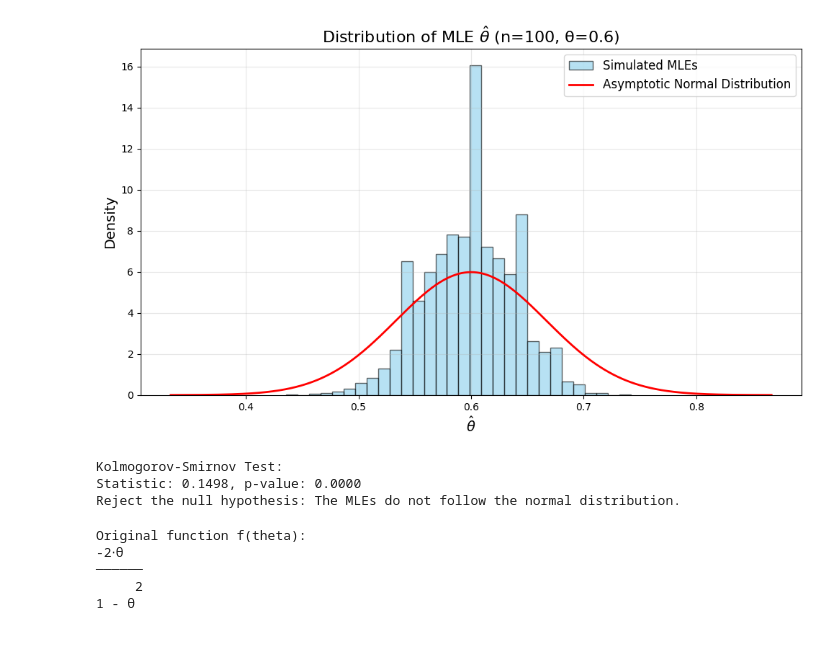
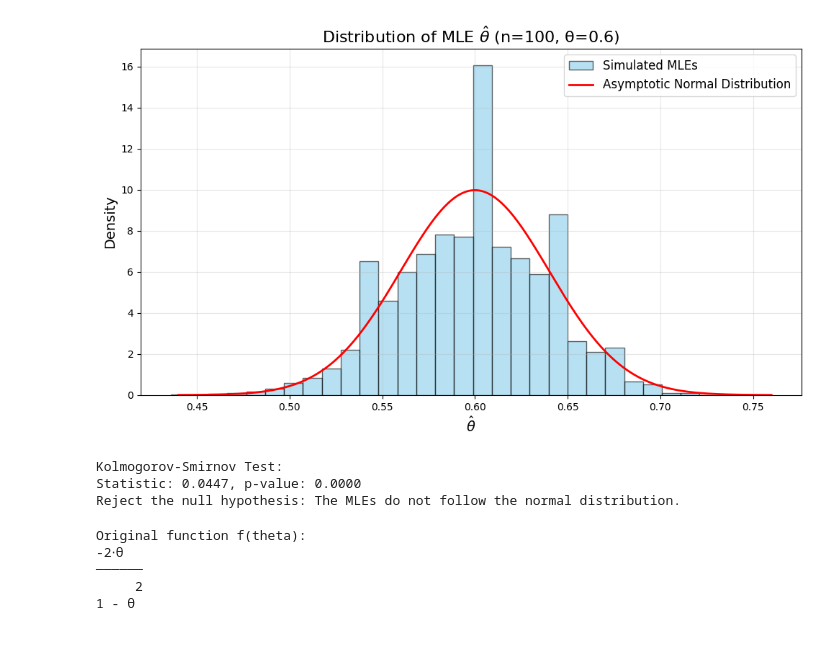
Before and after one commit to mariakesa/NeuroGarage, a Jupyter notebook: statistics_midterm.ipynb, the cells around one changed output. Saved outputs shown, nothing was run; the diff lists cells and outputs as text; code cells hidden in the pictures.

```diff
--- a/statistics_midterm.ipynb
+++ b/statistics_midterm.ipynb
@@ -32,39 +32,39 @@ count, bins, ignored = plt.hist(theta_hats, bins=30, density=True, alpha=0.6, co
 # Calculate theoretical mean and standard deviation
 # From asymptotic theory: E[theta_hat] = theta, Var(theta_hat) = (1 - theta^2)/(4 * n * theta^2)
 mu = true_theta
-sigma = np.sqrt((1 - true_theta**2) / (4 * n * true_theta**2))
+sigma = np.sqrt((1 - true_theta**2) / (4 * n))
 
 # Generate points for the normal distribution
 x = np.linspace(mu - 4*sigma, mu + 4*sigma, 1000)
 normal_dist = stats.norm.pdf(x, mu, sigma)
 
 plt.plot(x, normal_dist, 'r-', lw=2, label='Asymptotic Normal Distribution')
 
 # 6. Customize the Plot
 plt.title(f'Distribution of MLE $\hat{{\\theta}}$ (n={n}, θ={true_theta})', fontsize=16)
 plt.xlabel('$\hat{\\theta}$', fontsize=14)
 plt.ylabel('Density', fontsize=14)
 plt.legend(fontsize=12)
 plt.grid(alpha=0.3)
 plt.tight_layout()
 
 # 7. Display the Plot
 plt.show()
 
 # 8. Additional: Statistical Test (Optional)
 # Perform a Kolmogorov-Smirnov test to compare the MLE distribution to the normal distribution
 ks_stat, p_value = stats.kstest(theta_hats, 'norm', args=(mu, sigma))
 print(f"Kolmogorov-Smirnov Test:\nStatistic: {ks_stat:.4f}, p-value: {p_value:.4f}")
 
 # Interpretation of KS Test
 if p_value > 0.05:
     print("Fail to reject the null hypothesis: The MLEs follow the normal distribution.")
 else:
     print("Reject the null hypothesis: The MLEs do not follow the normal distribution.")
 # %% [output]
-[figure, old version]
+[figure, new version]
 Kolmogorov-Smirnov Test:
-Statistic: 0.1498, p-value: 0.0000
+Statistic: 0.0447, p-value: 0.0000
 Reject the null hypothesis: The MLEs do not follow the normal distribution.
 # %%
 import sympy as sp
```
